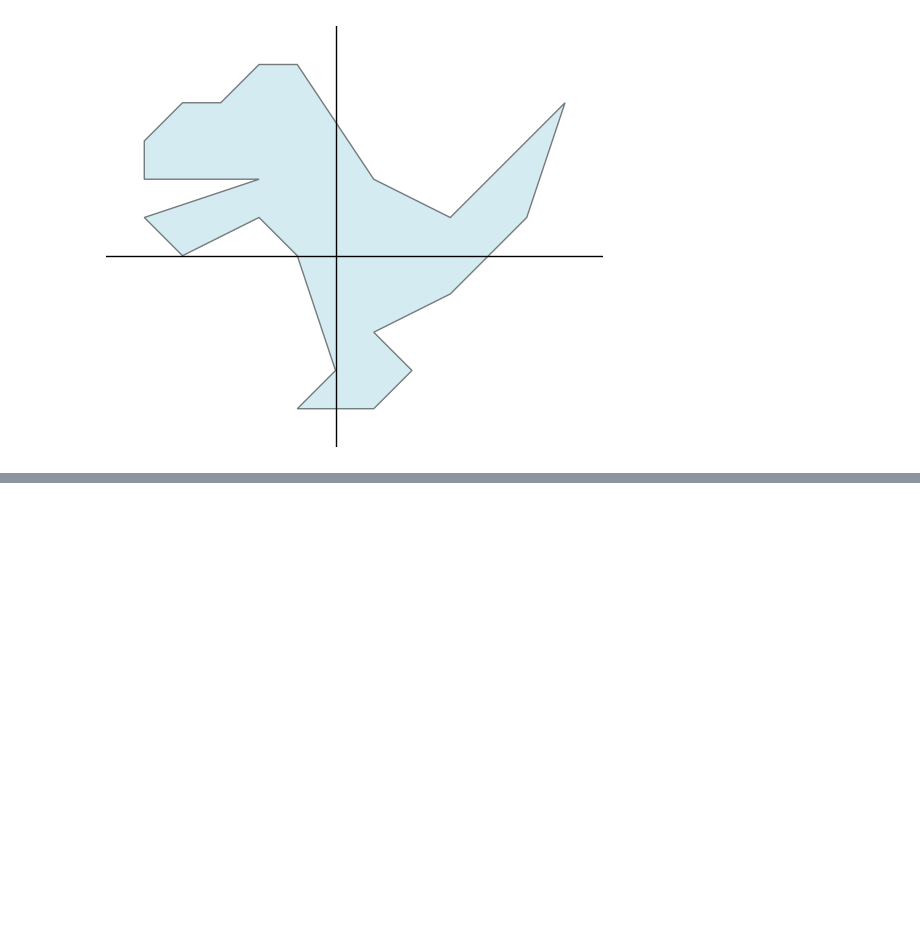
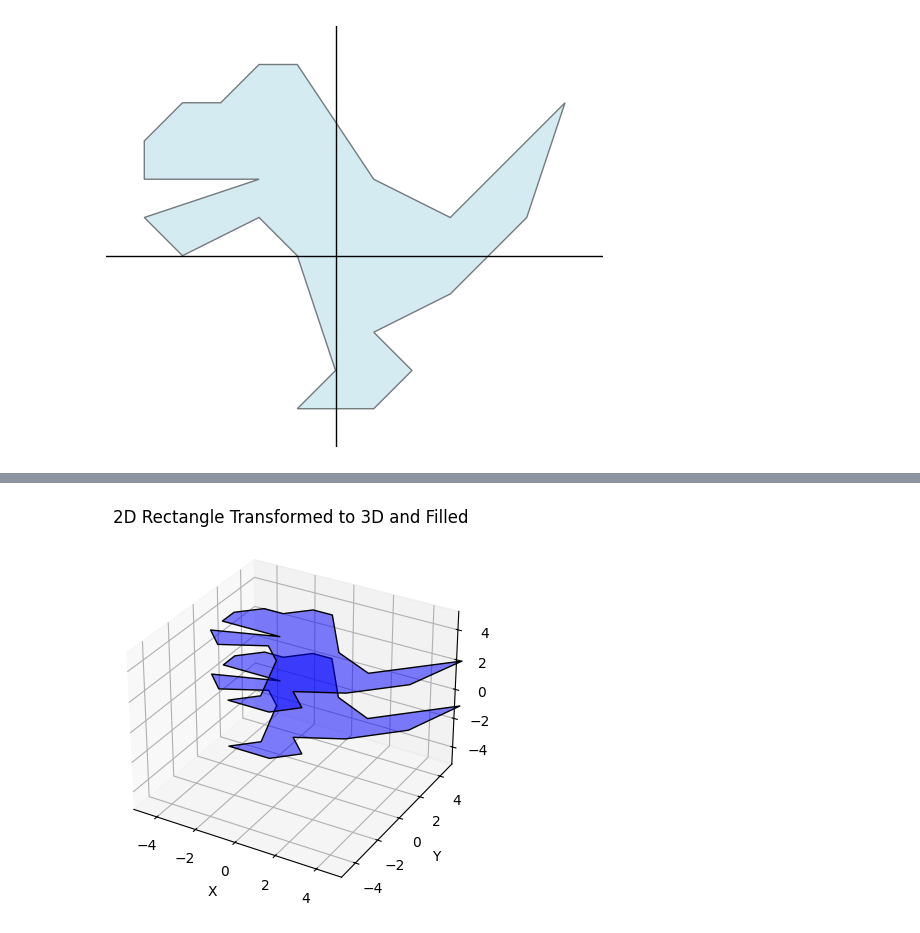
Before and after one commit to Kislovskiy/ChartCraftHub, a Jupyter notebook: src/ChartCraftHub/chapter_6.ipynb, the cells around one changed output, grey strips where cells are left out. Cells and saved outputs as stored; diff of their text form; code cells hidden in the pictures; blank space fills up the shorter version.

```diff
--- a/src/ChartCraftHub/chapter_6.ipynb
+++ b/src/ChartCraftHub/chapter_6.ipynb
@@ -217,0 +388,49 @@ id(ax_out)=5043522592
+# %%
+import matplotlib.pyplot as plt
+import numpy as np
+from mpl_toolkits.mplot3d.art3d import Poly3DCollection
+
+# Define the vertices of your 2D rectangle
+# x = [1, 3, 3, 1]  # X coordinates
+# y = [1, 1, 3, 3]  # Y coordinates
+x = [point.x for point in grid_points]
+y = [point.y for point in grid_points]
+
+# Define the height for each vertex
+# z = [2, 2, 2, 2]  # Heights in the third dimension
+z = np.zeros_like(x)
+
+# Create a 3D plot
+fig = plt.figure()
+ax = fig.add_subplot(111, projection="3d")
+
+# Create vertices for the bottom face
+verts = [list(zip(x, y, np.zeros_like(x)))]
+verts2 = [list(zip(x, y, 3 * np.ones_like(x)))]
+# Create vertices for the top face by adding the height to the z coordinates
+# verts.append([(xi, yi, zi) for xi, yi, zi in zip(x, y, z)])
+
+# print(verts)
+# Create 3D polygon from the vertices
+poly = Poly3DCollection(verts, alpha=0.5, facecolors="blue", edgecolors="black")
+poly2 = Poly3DCollection(verts2, alpha=0.5, facecolors="blue", edgecolors="black")
+
+# Add the polygon to the plot
+ax.add_collection3d(poly)
+ax.add_collection3d(poly2)
+
+# Set labels and title
+ax.set_xlabel("X")
+ax.set_ylabel("Y")
+ax.set_zlabel("Z")
+ax.set_title("2D Rectangle Transformed to 3D and Filled")
+
+# Set limits for better visualization
+ax.set_xlim([-5, 5])
+ax.set_ylim([-5, 5])
+ax.set_zlim([-5, 5])
+
+# Show the plot
+plt.show()
+# %% [output]
+[figure, added]
```
Also changed, not shown: parts of 5 cells of this notebook, 5 other files.
